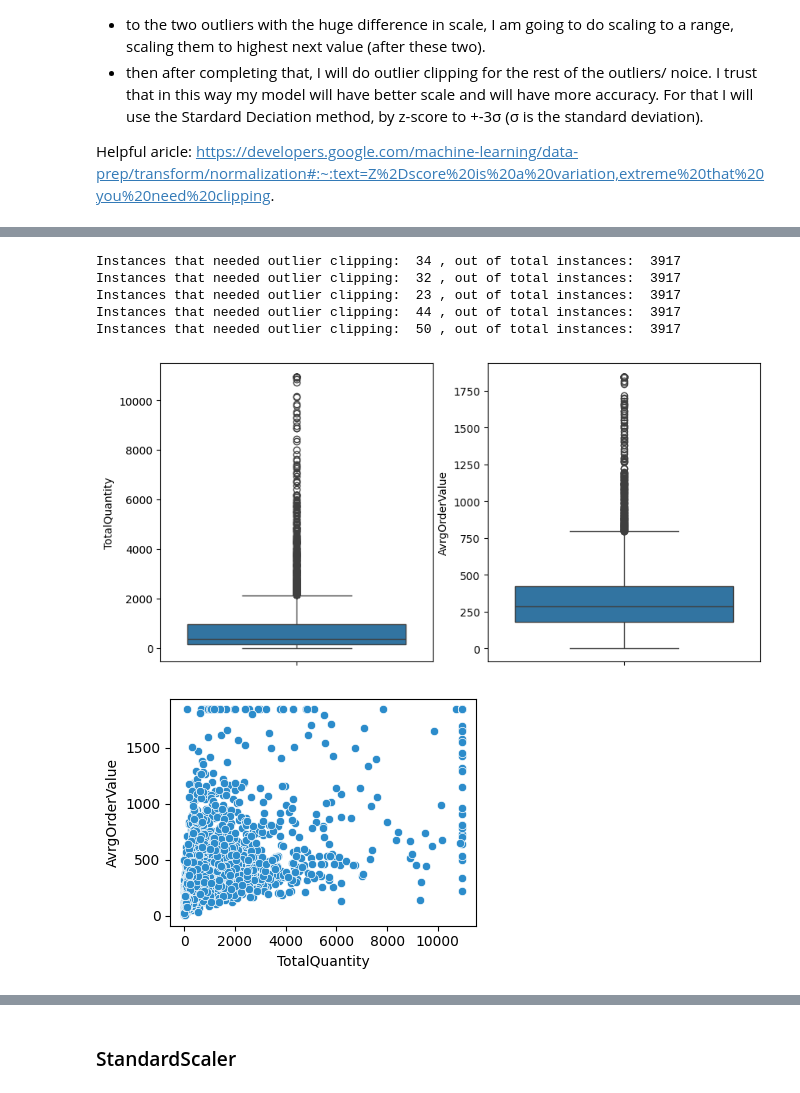
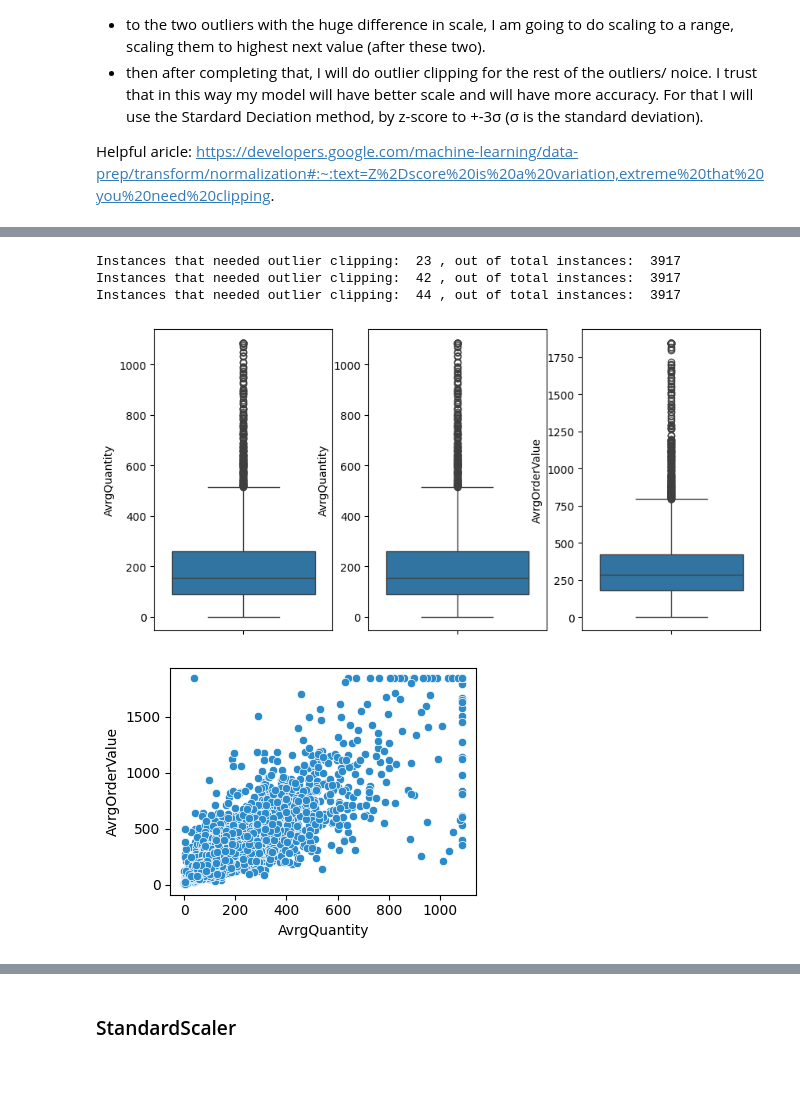
Before and after one commit to dimitsagk/ClientClustering_InventoryForecast, a Jupyter notebook: notebooks/03_ClientClustering_ML-notebook.ipynb, the cells around one changed output, grey strips where cells are left out. Drawn from its saved outputs; the diff is of its cells as text; code cells hidden in the pictures.

```diff
--- a/notebooks/03_ClientClustering_ML-notebook.ipynb
+++ b/notebooks/03_ClientClustering_ML-notebook.ipynb
@@ -186,41 +257,60 @@ Index(['TotalQuantity', 'TotalValue', 'AvrgQuantity', 'AvrgOrderValue',
 # %%
 # Creating a copy of the dataframe for the clipping
 cust_norm_clip = cust_norm.copy()
+# %%
+def outliers_clipping_STD(df, col_name, z_score):
+    ''' Function that does outlier clipping based on the Standard Deviation Method.
+    It receives as parameters the dataframe and the column where oultier clipping will be performed.
+    Returns updated dataframe and prints how many instances had outlier clipping performed to them.
+    '''
+
+    # Checking if column if integer or float type, to format accordingly
+    # checking only upper limit. I don't have lower limit, cause everything start from 0
+    if df[col_name].dtype == 'int64':
+        tq_UpperLimit = (df[col_name].mean() + df[col_name].std()*3).round(0).astype(int)
+    else:
+        tq_UpperLimit = (df[col_name].mean() + df[col_name].std()*3).round(2)
+
+
+    print("Instances that needed outlier clipping: ", df[df[col_name] > tq_UpperLimit].shape[0],
+              ", out of total instances: ",df[col_name].shape[0])
+
+    df.loc[df[col_name] > tq_UpperLimit , col_name] = tq_UpperLimit
+
+    return df
 # %%
 # Clipping outliers witht the Standard Deviation Method, with the custom function
-cust_norm_clip = outliers_clipping_STD(cust_norm_clip,'TotalQuantity')
-cust_norm_clip = outliers_clipping_STD(cust_norm_clip,'TotalValue')
-cust_norm_clip = outliers_clipping_STD(cust_norm_clip,'AvrgQuantity')
-cust_norm_clip = outliers_clipping_STD(cust_norm_clip,'AvrgOrderValue')
-cust_norm_clip = outliers_clipping_STD(cust_norm_clip,'TotalOrders')
+
+# setting the z-score at 3, for the outlier clipping with the standard deviation method
+z_score = 3
+
+cust_norm_clip = outliers_clipping_STD(cust_norm_clip,'AvrgQuantityPerItem', z_score)
+cust_norm_clip = outliers_clipping_STD(cust_norm_clip,'AvrgQuantity', z_score)
+cust_norm_clip = outliers_clipping_STD(cust_norm_clip,'AvrgOrderValue', z_score)
 # %% [output]
-Instances that needed outlier clipping:  34 , out of total instances:  3917
-Instances that needed outlier clipping:  32 , out of total instances:  3917
 Instances that needed outlier clipping:  23 , out of total instances:  3917
+Instances that needed outlier clipping:  42 , out of total instances:  3917
 Instances that needed outlier clipping:  44 , out of total instances:  3917
-Instances that needed outlier clipping:  50 , out of total instances:  3917
-# %%
-# from domain knowledge I was debating if to do total orders. Given also the outliers, I will not use it
-cust_norm_clip.drop('TotalOrders',axis=1,inplace=True)
 # %%
 # Boxplot looks much better
-fig, ax = plt.subplots(nrows=1, ncols=2, figsize=(10, 5))
+fig, ax = plt.subplots(nrows=1, ncols=3, figsize=(10, 5))
 
-sns.boxplot(data=cust_norm_clip['TotalQuantity'], ax=ax[0])
-sns.boxplot(data=cust_norm_clip['AvrgOrderValue'], ax=ax[1])
+sns.boxplot(data=cust_norm_clip['AvrgQuantity'], ax=ax[0])
+sns.boxplot(data=cust_norm_clip['AvrgQuantity'], ax=ax[1])
+sns.boxplot(data=cust_norm_clip['AvrgOrderValue'], ax=ax[2])
 
 plt.show()
 # %% [output]
-[figure, old version]
+[figure, new version]
 # %%
 # Plotting
 plt.figure(figsize=(4, 3))
-sns.scatterplot(data=cust_norm_clip, x='TotalQuantity', y='AvrgOrderValue', color='#2C8CCB')
+sns.scatterplot(data=cust_norm_clip, x='AvrgQuantity', y='AvrgOrderValue', color='#2C8CCB')
 plt.tight_layout()
 plt.savefig("../images/scatterplot-ouliers3.png")
 plt.show()
 # %% [output]
-[figure, old version]
+[figure, new version]
 # %%
 # looking much better
 sns.pairplot(cust_norm_clip)
```
Also changed, not shown: parts of 106 cells of this notebook.
